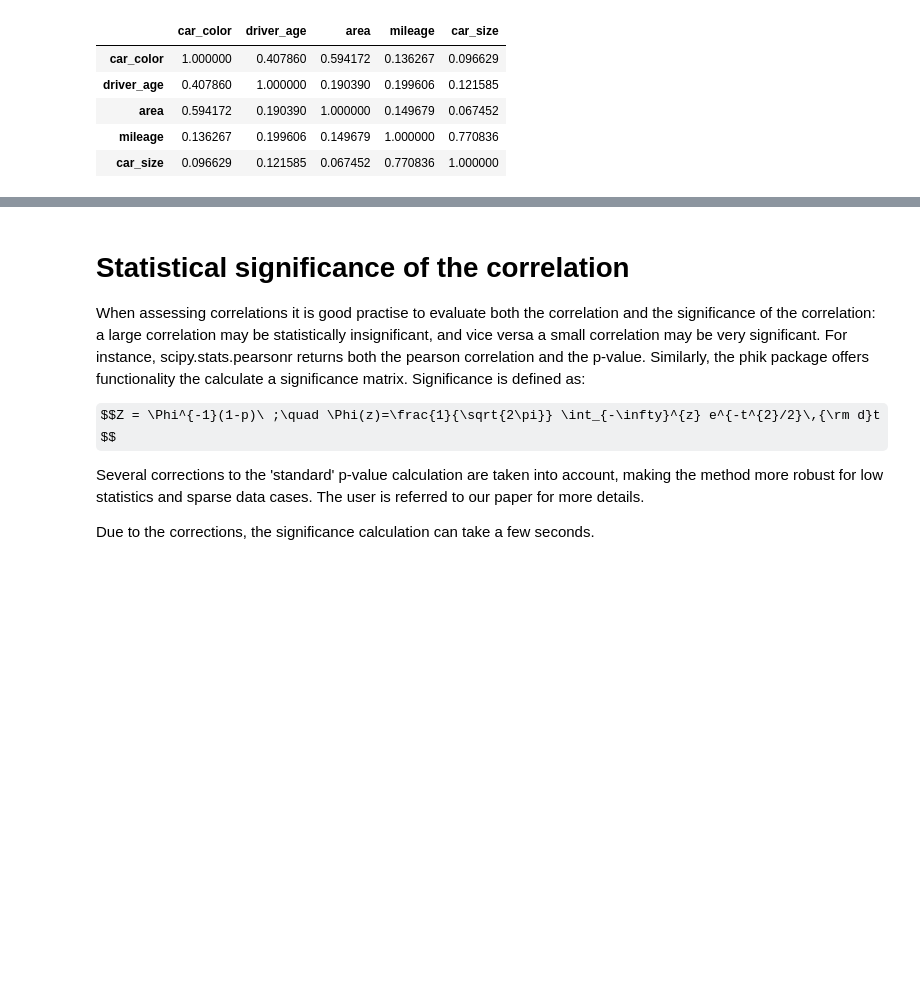
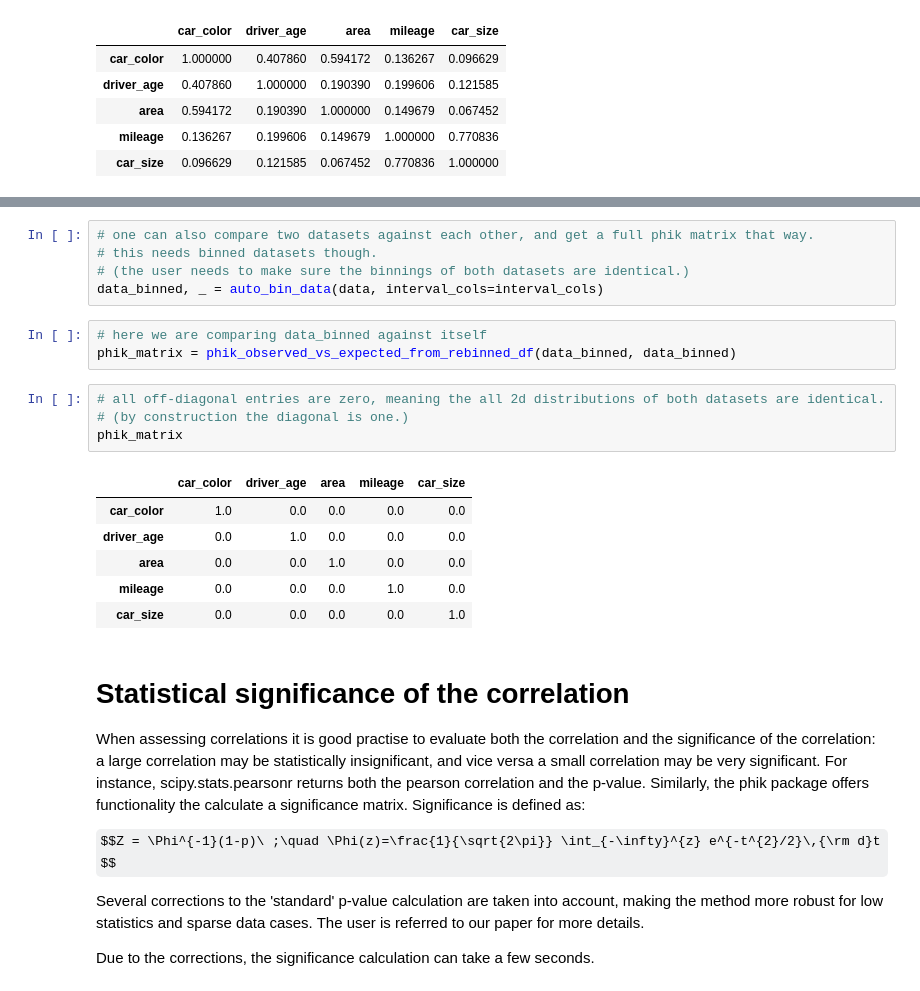
Before and after one commit to KaveIO/PhiK, a Jupyter notebook: phik/notebooks/phik_tutorial_advanced.ipynb, the cells around one changed output, grey strips where cells are left out. Drawn from its saved outputs; the diff is of its cells as text; some formulas as TeX source; blank space fills up the shorter version.

Commit message:
Added example of how to use expectation matrices to advanced notebook
Use expectation matrices for phik calculation

```diff
--- a/phik/notebooks/phik_tutorial_advanced.ipynb
+++ b/phik/notebooks/phik_tutorial_advanced.ipynb
@@ -118,3 +144,22 @@ phik_overview
+# %%
+# one can also compare two datasets against each other, and get a full phik matrix that way.
+# this needs binned datasets though.
+# (the user needs to make sure the binnings of both datasets are identical.)
+data_binned, _ = auto_bin_data(data, interval_cols=interval_cols)
+# %%
+# here we are comparing data_binned against itself
+phik_matrix = phik_observed_vs_expected_from_rebinned_df(data_binned, data_binned)
+# %%
+# all off-diagonal entries are zero, meaning the all 2d distributions of both datasets are identical.
+# (by construction the diagonal is one.)
+phik_matrix
+# %% [output]
+|  | car_color | driver_age | area | mileage | car_size |
+| car_color | 1.0 | 0.0 | 0.0 | 0.0 | 0.0 |
+| driver_age | 0.0 | 1.0 | 0.0 | 0.0 | 0.0 |
+| area | 0.0 | 0.0 | 1.0 | 0.0 | 0.0 |
+| mileage | 0.0 | 0.0 | 0.0 | 1.0 | 0.0 |
+| car_size | 0.0 | 0.0 | 0.0 | 0.0 | 1.0 |
 # %% [markdown]
 # Statistical significance of the correlation
 
```
Also changed, not shown: parts of 20 cells of this notebook.
